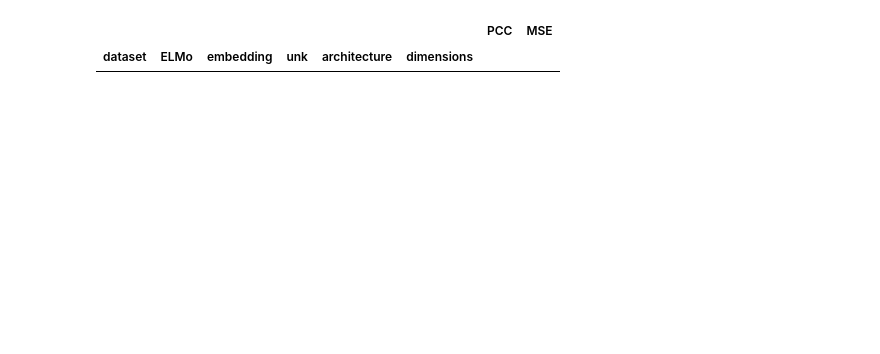
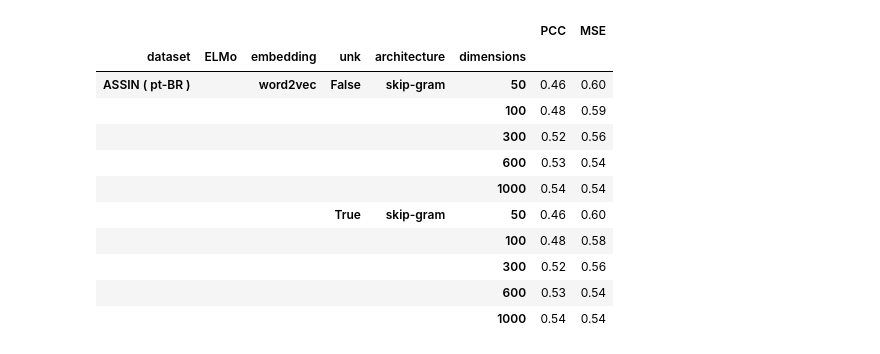
Before and after one commit to ruanchaves/elmo, a Jupyter notebook: notebooks/views.ipynb, the cells around one changed output. Cells and saved outputs as stored; diff of their text form; code cells hidden in the pictures; blank space fills up the shorter version.

```diff
--- a/notebooks/views.ipynb
+++ b/notebooks/views.ipynb
@@ -3,12 +3,12 @@ import os
 import json
 import pandas as pd
 
-path = '../reports/'
+path = '../sentence_similarity/results/'
 
 records = []
-for root, dirs, files in os.walk("../reports", topdown=False):
+for root, dirs, files in os.walk(path, topdown=False):
     for name in files:
-        if name.endswith('.json') and not name.endswith('stats.json'):
+        if name.endswith('.json') and name.startswith('result_'):
             with open(os.path.join(root, name), 'r') as f:
                 lst = json.load(f)
                 records.extend(lst)
@@ -72,13 +121,24 @@ view
 # %%
 view = df[df.index.get_level_values('embedding')=='word2vec']
 # fasttext_view = fasttext_view[fasttext_view.index.get_level_values('unk')==False]
 view = view[view.index.get_level_values('architecture')=='skip-gram']
 view = view[view.index.get_level_values('ELMo')==' ']
 view = view[view.index.get_level_values('dataset')!='ASSIN 2']
+view = view[~view.index.get_level_values('dataset').str.contains('pt-PT')]
 view
 # %% [output]
 |  |  |  |  |  |  | PCC | MSE |
 | dataset | ELMo | embedding | unk | architecture | dimensions |  |  |
+| ASSIN ( pt-BR ) |  | word2vec | False | skip-gram | 50 | 0.46 | 0.60 |
+|  |  |  |  |  | 100 | 0.48 | 0.59 |
+|  |  |  |  |  | 300 | 0.52 | 0.56 |
+|  |  |  |  |  | 600 | 0.53 | 0.54 |
+|  |  |  |  |  | 1000 | 0.54 | 0.54 |
+|  |  |  | True | skip-gram | 50 | 0.46 | 0.60 |
+|  |  |  |  |  | 100 | 0.48 | 0.58 |
+|  |  |  |  |  | 300 | 0.52 | 0.56 |
+|  |  |  |  |  | 600 | 0.53 | 0.54 |
+|  |  |  |  |  | 1000 | 0.54 | 0.54 |
 # %%
 print(view.to_latex())
 # %% [output]
```
Also changed, not shown: parts of 10 cells of this notebook, 18 other files.
